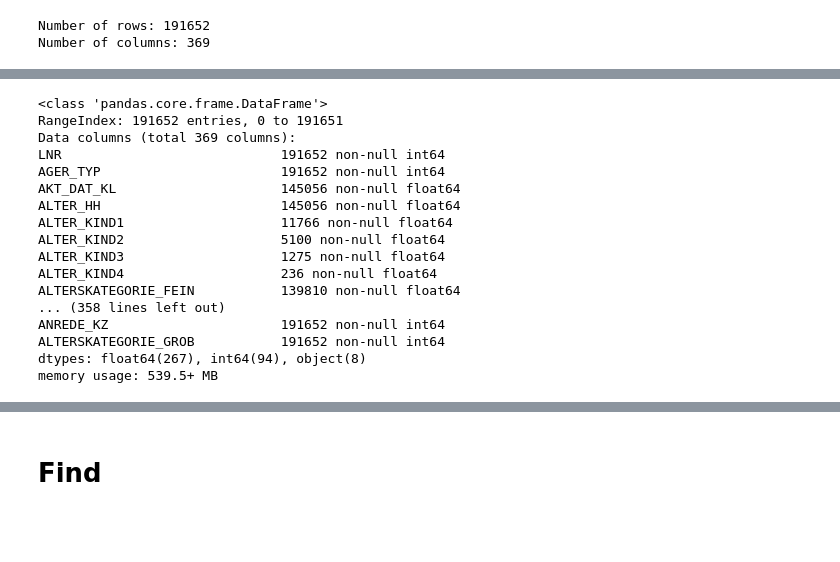
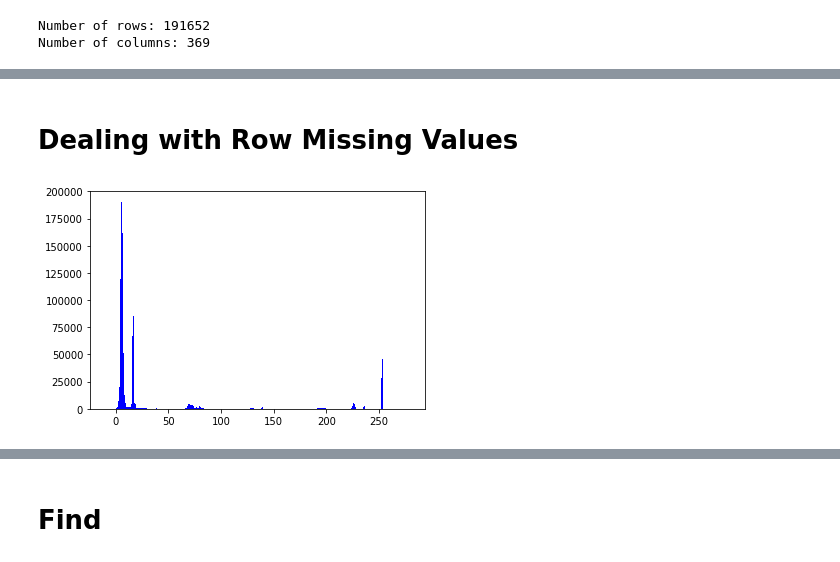
Before and after one commit to Pruthv1/Arvato_Project, a Jupyter notebook: Arvato Project Workbook.ipynb, the cells around one changed output, grey strips where cells are left out. Saved outputs shown, nothing was run; the diff lists cells and outputs as text; code cells hidden in the pictures; blank space fills up the shorter version.

Commit message:
almost done with EDA, working on missing values

```diff
--- a/Arvato Project Workbook.ipynb
+++ b/Arvato Project Workbook.ipynb
@@ -153,20 +117,2 @@ memory usage: 2.4+ GB
 # %%
-customers.info(verbose = True, null_counts = True)
+#customers.info(verbose = True, null_counts = True)
-# %% [output]
-<class 'pandas.core.frame.DataFrame'>
-RangeIndex: 191652 entries, 0 to 191651
-Data columns (total 369 columns):
-LNR                            191652 non-null int64
-AGER_TYP                       191652 non-null int64
-AKT_DAT_KL                     145056 non-null float64
-ALTER_HH                       145056 non-null float64
-ALTER_KIND1                    11766 non-null float64
-ALTER_KIND2                    5100 non-null float64
-ALTER_KIND3                    1275 non-null float64
-ALTER_KIND4                    236 non-null float64
-ALTERSKATEGORIE_FEIN           139810 non-null float64
-... (358 lines left out)
-ANREDE_KZ                      191652 non-null int64
-ALTERSKATEGORIE_GROB           191652 non-null int64
-dtypes: float64(267), int64(94), object(8)
-memory usage: 539.5+ MB
@@ -174,0 +119,11 @@ azdias_null = azdias.isnull().sum()
+# %% [markdown]
+# Dealing with Row Missing Values
+# %%
+azdias_null_row = azdias.isnull().sum(axis=1)
+azdias_null_percent_row = (azdias_null_row / azdias.shape[1]) * 100
+# %%
+plt.figure()
+plt.hist(azdias_null_row, facecolor = 'b', bins=range(-10,280))
+plt.show()
+# %% [output]
+[figure, added]
```
Also changed, not shown: parts of 42 cells of this notebook.
